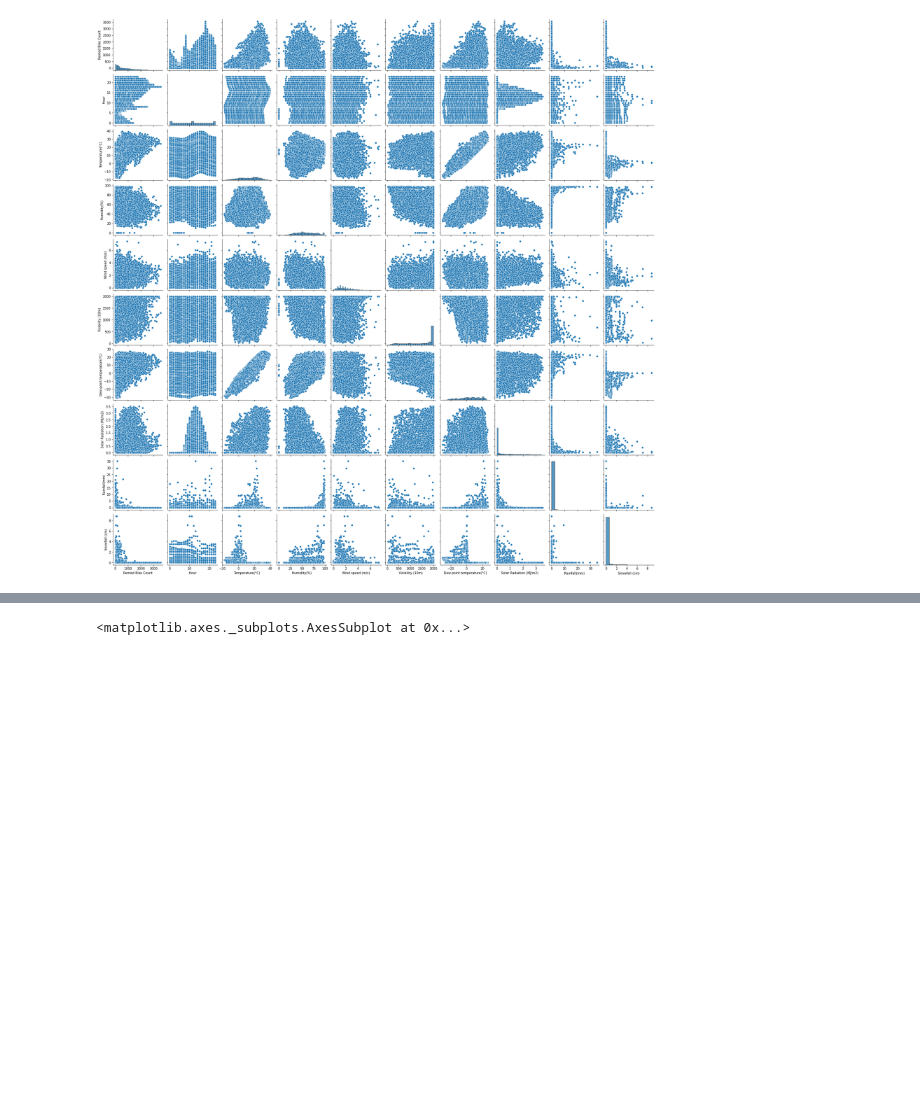
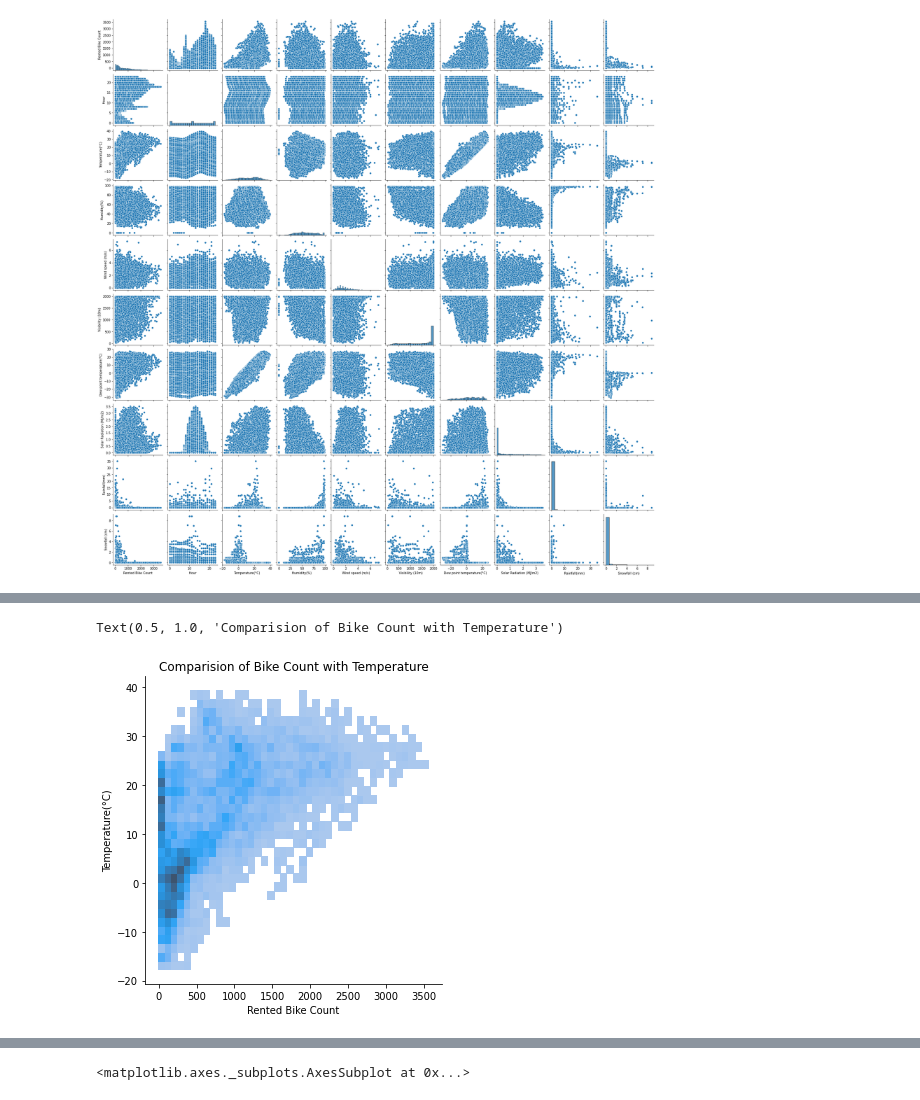
Before and after one commit to SajalSinha/Bike_sharing_demand, a Jupyter notebook: Bike_Sharing_Demand_Prediction_Capstone_Project_2.ipynb, the cells around one changed output, grey strips where cells are left out. Saved outputs shown, nothing was run; the diff lists cells and outputs as text; code cells hidden in the pictures; blank space fills up the shorter version.

```diff
--- a/Bike_Sharing_Demand_Prediction_Capstone_Project_2.ipynb
+++ b/Bike_Sharing_Demand_Prediction_Capstone_Project_2.ipynb
@@ -158,0 +184,6 @@ sns.histplot(df['Rented Bike Count'])
+# %%
+sns.displot(y=df['Temperature(°C)'],x=df['Rented Bike Count'])
+plt.title('Comparision of Bike Count with Temperature')
+# %% [output]
+Text(0.5, 1.0, 'Comparision of Bike Count with Temperature')
+[figure, added]
```
Also changed, not shown: parts of 42 cells of this notebook.
